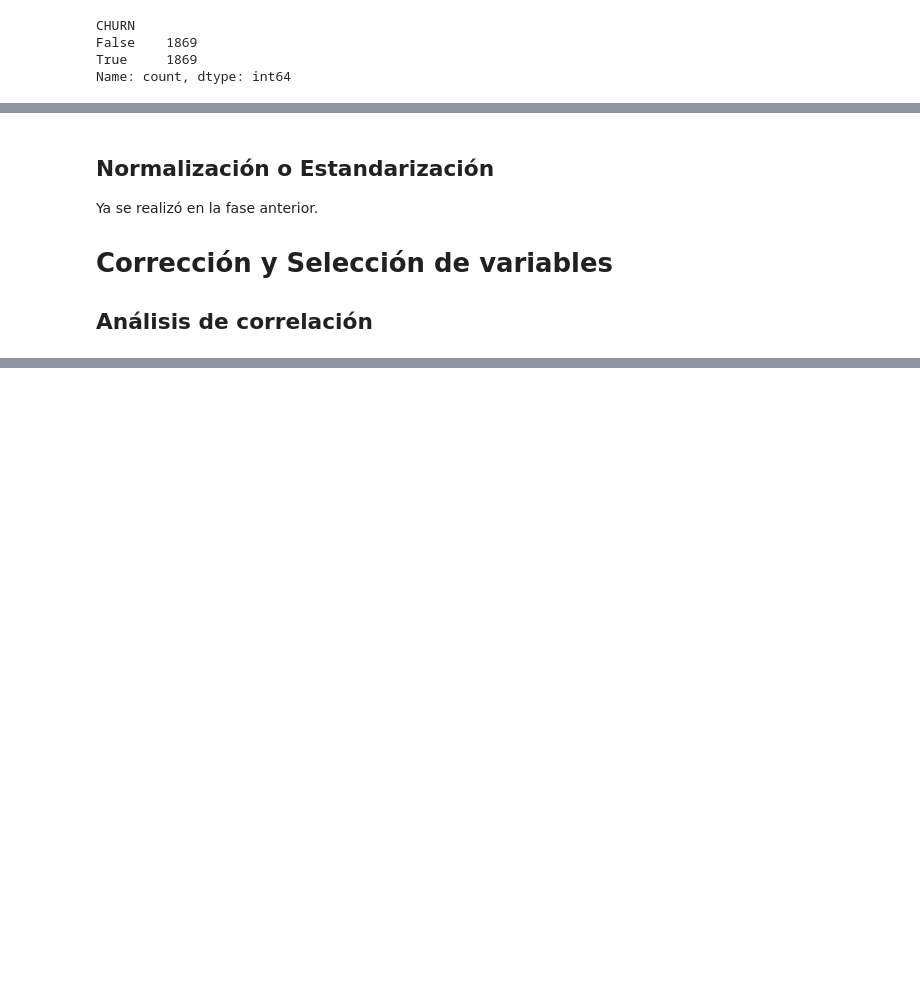
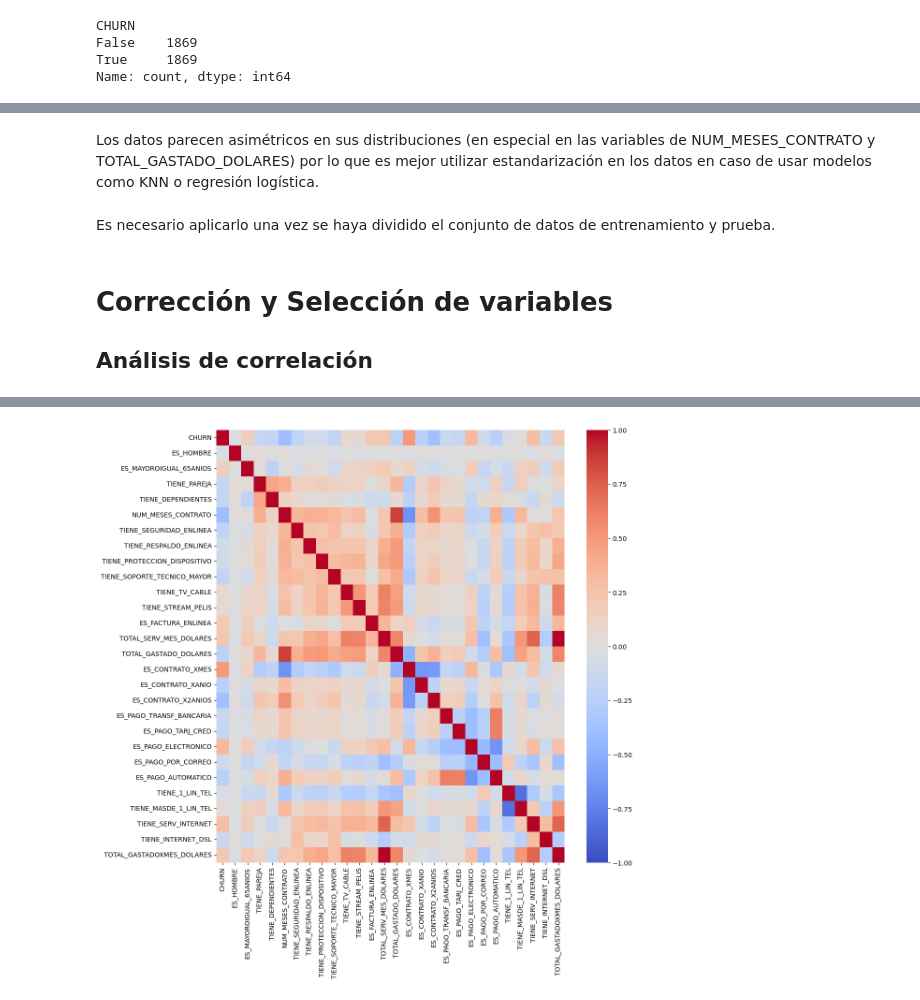
Before and after one commit to Nelly5469/challenge2-data-science-LATAM, a Jupyter notebook: TelecomX_ML_Parte2.ipynb, the cells around one changed output, grey strips where cells are left out. Drawn from its saved outputs; the diff is of its cells as text; code cells hidden in the pictures; blank space fills up the shorter version.

Commit message:
Corrección y selección de variables

```diff
--- a/TelecomX_ML_Parte2.ipynb
+++ b/TelecomX_ML_Parte2.ipynb
@@ -128,0 +147,2 @@ Name: count, dtype: int64
+# %% [markdown]
+Los datos parecen asimétricos en sus distribuciones (en especial en las variables de NUM_MESES_CONTRATO y TOTAL_GASTADO_DOLARES) por lo que es mejor utilizar estandarización en los datos en caso de usar modelos como KNN o regresión logística.
@@ -129,5 +151,14 @@ Name: count, dtype: int64
+# %% [markdown]
+Es necesario aplicarlo una vez se haya dividido el conjunto de datos de entrenamiento y prueba.
 # %% [markdown]
-## Normalización o Estandarización
-Ya se realizó en la fase anterior.
 # Corrección y Selección de variables
 ## Análisis de correlación
+# %%
+corr_matrix = df_resampled.corr()
+# %%
+# Visualizarla
+print(corr_matrix)
+plt.figure(figsize=(12, 12))  # Ajusta el tamaño según sea necesario
+sns.heatmap(corr_matrix, annot=False, cmap='coolwarm', vmin=-1, vmax=1)
+plt.show()
+# %% [output]
@@ -133,0 +182 @@ Ya se realizó en la fase anterior.
+[figure, added]
```
Also changed, not shown: parts of 11 cells of this notebook.
